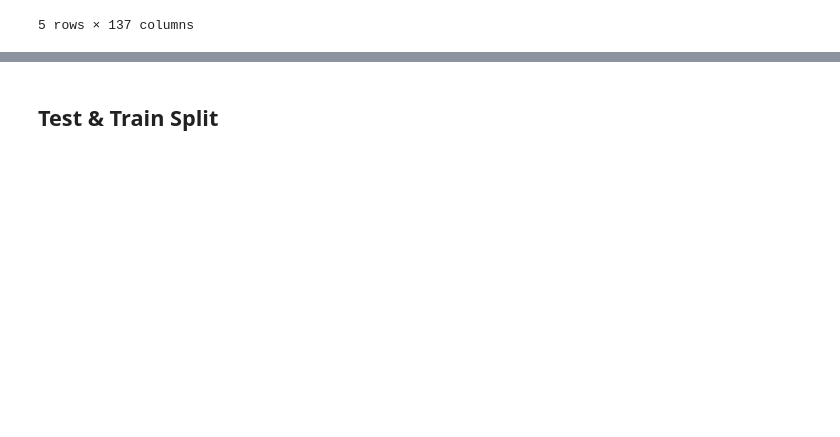
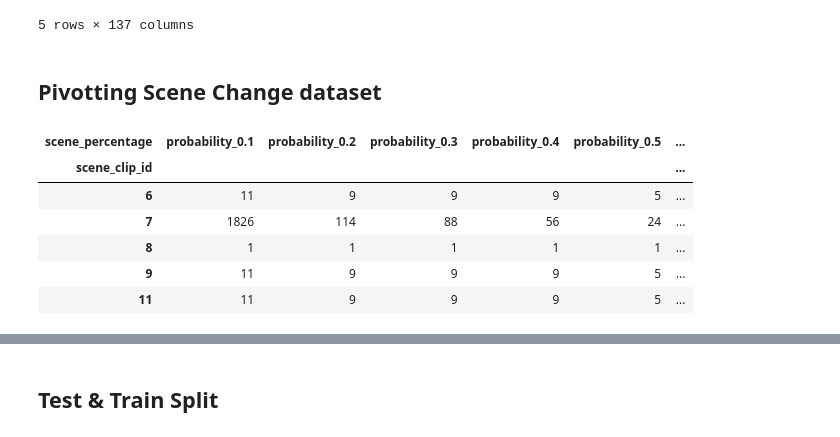
Before and after one commit to uygaryo2/Per-Title_encoding, a Jupyter notebook: Data-PreProcessing/Data PreProcessing.ipynb, the cells around one changed output, grey strips where cells are left out. Drawn from its saved outputs; the diff is of its cells as text; code cells hidden in the pictures; blank space fills up the shorter version.

```diff
--- a/Data-PreProcessing/Data PreProcessing.ipynb
+++ b/Data-PreProcessing/Data PreProcessing.ipynb
@@ -48,4 +59,18 @@ df_label_pivot.head(5)
 | 8 | 0.00 | 0.0 | 0.0 | 0.0 | 0.0 | 0.0 | 0.0 | ... |
 | 9 | 73.35 | 0.0 | 0.0 | 0.0 | 0.0 | 0.0 | 0.0 | ... |
 5 rows × 137 columns
+# %% [markdown]
+## Pivotting Scene Change dataset
+# %%
+df_scene_pivot = pd.pivot_table(df_scene, values='nr_of_scene_changes', index=['scene_clip_id'],
+                     columns=['scene_percentage'], aggfunc=np.sum, fill_value = 0)
+df_scene_pivot.head(5)
+# %% [output]
+| scene_percentage | probability_0.1 | probability_0.2 | probability_0.3 | probability_0.4 | probability_0.5 | ... |
+| scene_clip_id |  |  |  |  |  | ... |
+| 6 | 11 | 9 | 9 | 9 | 5 | ... |
+| 7 | 1826 | 114 | 88 | 56 | 24 | ... |
+| 8 | 1 | 1 | 1 | 1 | 1 | ... |
+| 9 | 11 | 9 | 9 | 9 | 5 | ... |
+| 11 | 11 | 9 | 9 | 9 | 5 | ... |
 # %% [markdown]
```
Also changed, not shown: parts of 7 cells of this notebook, 3 other files.
